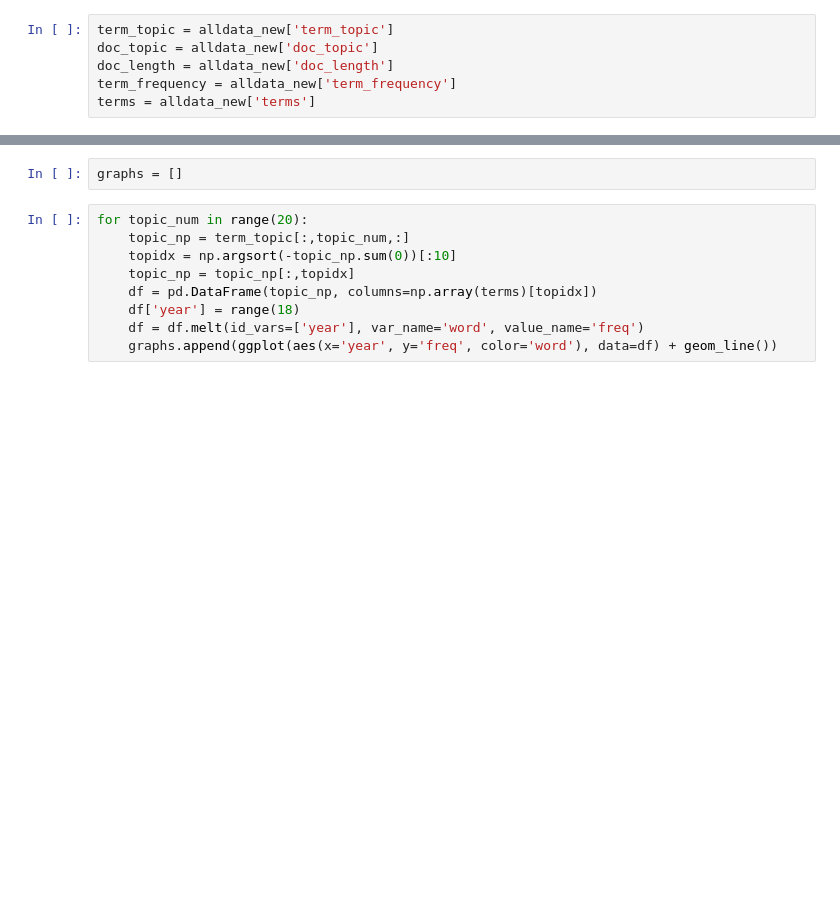
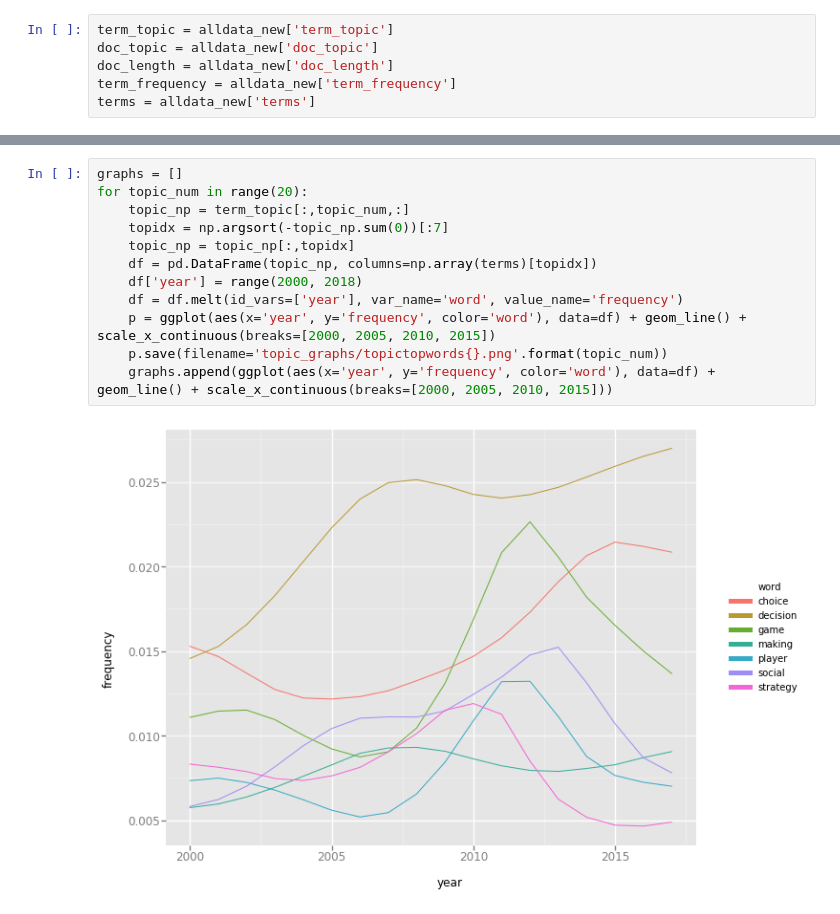
Before and after one commit to anselmrothe/dtm, a Jupyter notebook: dtm_c_notebook.ipynb, the cells around one changed output, grey strips where cells are left out. Saved outputs shown, nothing was run; the diff lists cells and outputs as text; blank space fills up the shorter version.

```diff
--- a/dtm_c_notebook.ipynb
+++ b/dtm_c_notebook.ipynb
@@ -141,14 +143,17 @@ import pandas as pd
-# %%
-graphs = []
 # %%
+graphs = []
 for topic_num in range(20):
     topic_np = term_topic[:,topic_num,:]
-    topidx = np.argsort(-topic_np.sum(0))[:10]
+    topidx = np.argsort(-topic_np.sum(0))[:7]
     topic_np = topic_np[:,topidx]
     df = pd.DataFrame(topic_np, columns=np.array(terms)[topidx])
-    df['year'] = range(18)
-    df = df.melt(id_vars=['year'], var_name='word', value_name='freq')
-    graphs.append(ggplot(aes(x='year', y='freq', color='word'), data=df) + geom_line())
+    df['year'] = range(2000, 2018)
+    df = df.melt(id_vars=['year'], var_name='word', value_name='frequency')
+    p = ggplot(aes(x='year', y='frequency', color='word'), data=df) + geom_line() + scale_x_continuous(breaks=[2000, 2005, 2010, 2015])
+    p.save(filename='topic_graphs/topictopwords{}.png'.format(topic_num))
+    graphs.append(ggplot(aes(x='year', y='frequency', color='word'), data=df) + geom_line() + scale_x_continuous(breaks=[2000, 2005, 2010, 2015]))
+# %% [output]
+[figure, added]
 # %%
 for i, g in enumerate(graphs):
     print('Topic Number:', i)
```
Also changed, not shown: parts of 5 cells of this notebook, 21 other files.
